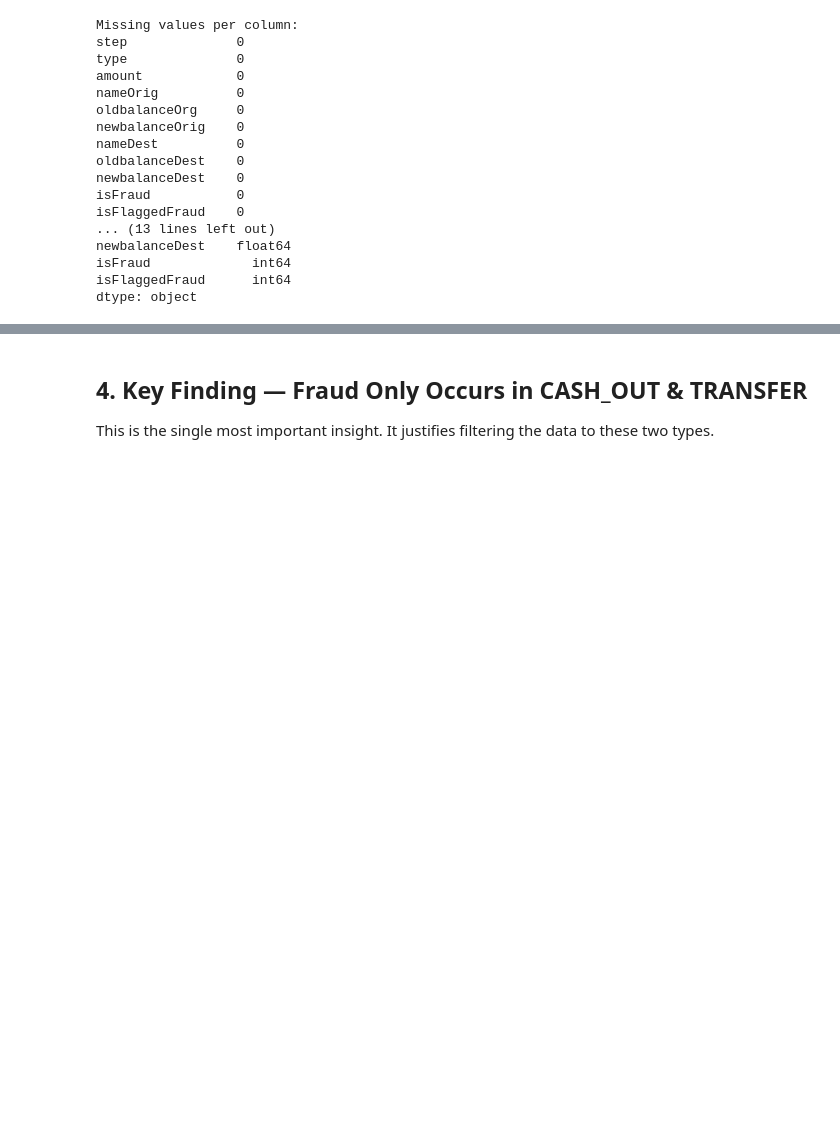
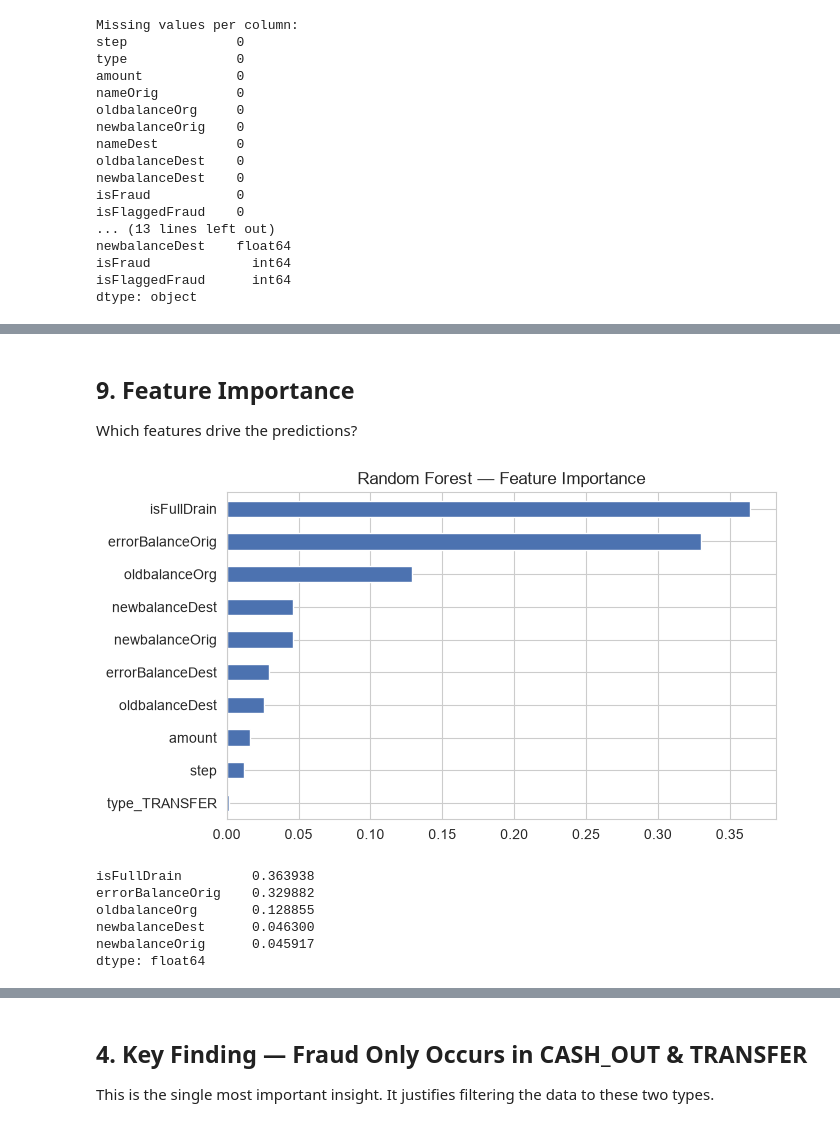
Before and after one commit to SBK250/Advanced-Fraud-Detection-ML, a Jupyter notebook: fraud-detection-ml/notebooks/01_eda.ipynb, the cells around one changed output, grey strips where cells are left out. Drawn from its saved outputs; the diff is of its cells as text; code cells hidden in the pictures; blank space fills up the shorter version.

```diff
--- a/fraud-detection-ml/notebooks/01_eda.ipynb
+++ b/fraud-detection-ml/notebooks/01_eda.ipynb
@@ -70,0 +306,16 @@ dtype: object
+# %% [markdown]
+## 9. Feature Importance
+Which features drive the predictions?
+# %%
+imp = pd.Series(models['rf'].feature_importances_, index=X.columns).sort_values()
+imp.plot(kind='barh', figsize=(7,4), color='#4C72B0')
+plt.title('Random Forest — Feature Importance'); plt.tight_layout(); plt.show()
+print(imp.sort_values(ascending=False).head())
+# %% [output]
+[figure, added]
+isFullDrain         0.363938
+errorBalanceOrig    0.329882
+oldbalanceOrg       0.128855
+newbalanceDest      0.046300
+newbalanceOrig      0.045917
+dtype: float64
```
Also changed, not shown: parts of 30 cells of this notebook.
